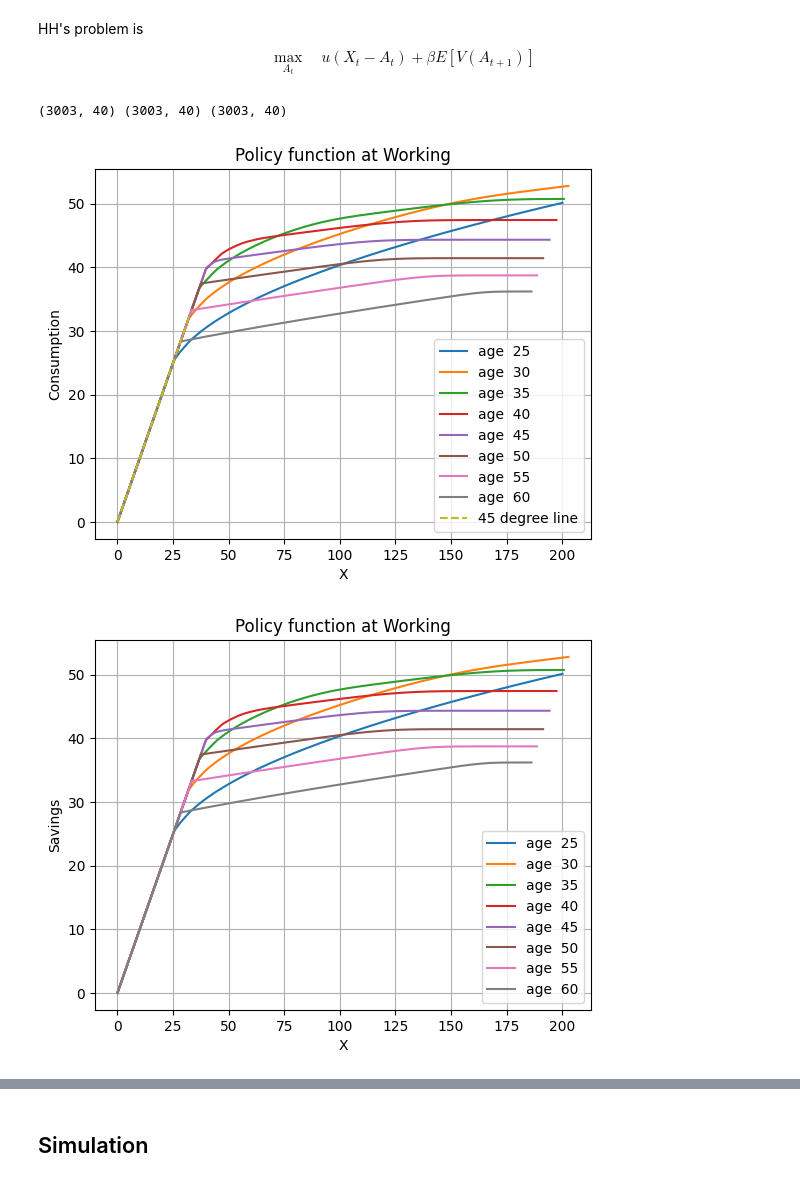
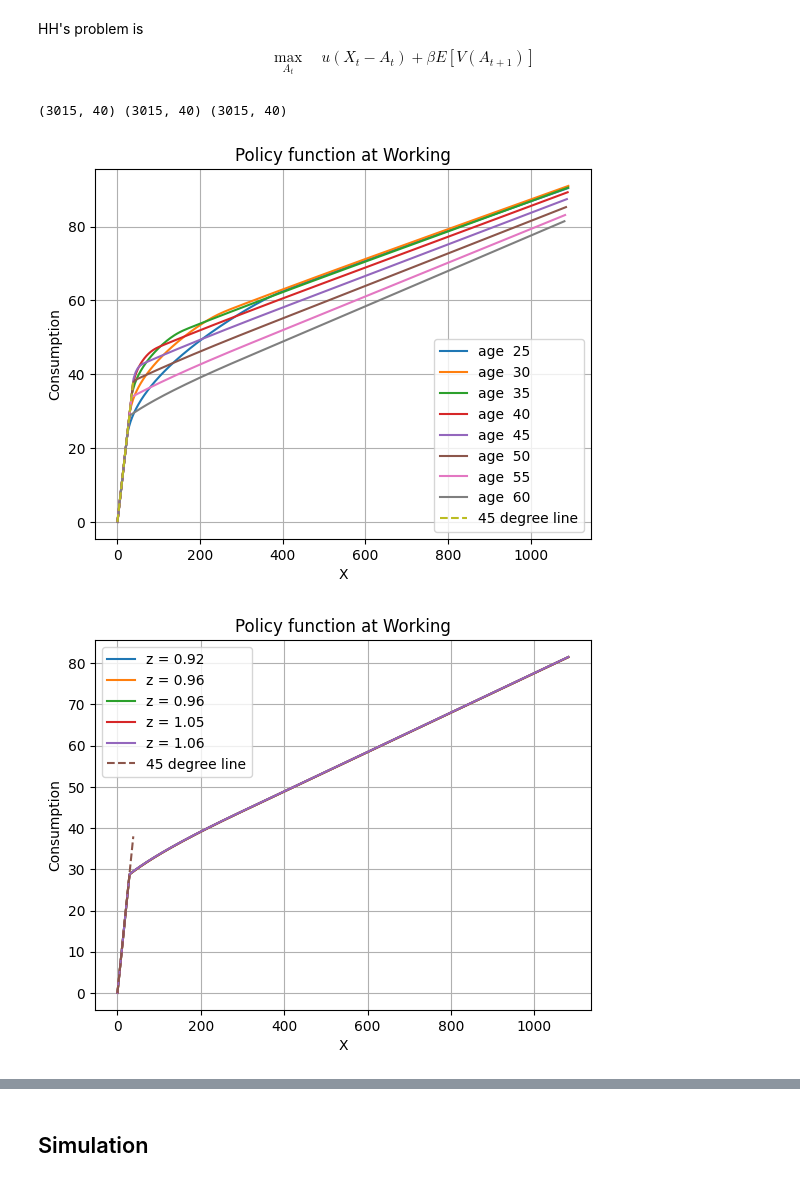
Before and after one commit to mortezaaghajanzadeh/Household-Finance, a Jupyter notebook: Part I - Life cycle consumption savings models/Problem set 1/ProblemSet1.ipynb, the cells around one changed output, grey strips where cells are left out. Saved outputs shown, nothing was run; the diff lists cells and outputs as text; code cells hidden in the pictures.

```diff
--- a/Part I - Life cycle consumption savings models/Problem set 1/ProblemSet1.ipynb
+++ b/Part I - Life cycle consumption savings models/Problem set 1/ProblemSet1.ipynb
@@ -30,8 +20,8 @@ t_r = 35 ## retirement age
 T = t_w + t_r ## total periods
 λ = 0.6  ## replacement rate
 Y_lower = 4.8
-rw = 0.03 ## Interest rate when working
-rr = 0.03 ## Interest rate when retired
+rw = 0.02 ## Interest rate when working
+rr = 0.02 ## Interest rate when retired
 ######### Thresholds ##########
 vmin = -1.e10
 # %% [markdown]
@@ -40,18 +30,18 @@ vmin = -1.e10
 ########## Income Process Parameters ##########
 ## Trend
 g_t = pd.read_excel('Income_profile.xlsx')['Y'].to_numpy().flatten() ## Income profile
-trend_pension = λ * g_t[t_w-1]
+# trend_pension = λ * g_t[t_w-1]
 
 ## Permanent Income Process
-N_z = 3 ## number of states for the permanent income process
+N_z = 15  ## number of states for the permanent income process
 μ_z = 0.0 ## mean of the permanent income process
 ρ_z = 1 ## persistence of the permanent income process
-σ_η = 0.015  ## standard deviation of the permanent income process
+σ_η = 0.015   ## standard deviation of the permanent income process
 Z,π_z = tk.tauchenhussey(N_z, μ_z, ρ_z, σ_η)
 Z = np.exp(Z)[0].reshape(N_z,1) ## permanent income process
 
 ## Transitory Income Process
-N_ω = 3 ## number of states for the transitory income process
+N_ω = 5 ## number of states for the transitory income process
 μ_ω = 0.0 ## mean of the transitory income process
 ρ_ω = 0 ## iid process
 σ_ω = 0.1  ## standard deviation of the transitory income process
@@ -59,3 +49,5 @@ N_ω = 3 ## number of states for the transitory income process
 ω = np.exp(ω)[0].reshape(N_ω,1) ## transitory income process
 
 π = np.kron(π_z, π_ω) ## transition matrix for the income process
+
+π.shape
@@ -91,9 +83,9 @@ vmin = -1.e10
 ## Creating Asset Grid
 # %%
 ########## Asset Grid ##########
-a_max = 150 ## upper bound of the grid for assets
+a_max = 1000 ## upper bound of the grid for assets
 ϕ = 0  ## Borrowing Constraint
-N_a = 1000 ## number of grid points for assets
+N_a = 200 ## number of grid points for assets
 # a_grid = np.linspace(ϕ, a_max, N_a).reshape(N_a,1) ## linear grid for assets
 a_grid = tk.discretize_assets_single_exp(ϕ, a_max, N_a).reshape(N_a,1) ## double exponential grid for assets
 # %%
@@ -145,11 +137,12 @@ Vw, Cw, Xw = tk.working(N_z, N_ω, N_a, a_grid, Z, ω, π, rw, rr, Xr, Cr, Vr,
 # Cw is the consumption function for working
 print(Vw.shape, Cw.shape, Xw.shape)
 # %% [output]
-(3003, 40) (3003, 40) (3003, 40)
+(3015, 40) (3015, 40) (3015, 40)
 # %%
 tk.plot_policy_over_ages(Xw,Cw,t_w,'Working', N_a, start, 0,line45=True, yaxis='Consumption')
+tk.plot_policy_over_states(Xw,Cw,Z,20,t_w,start,N_z,N_a,line45=True,yaxis='Consumption')
 Sw = Xw - Cw
 tk.plot_policy_over_ages(Xw,Cw,t_w,'Working', N_a, start, 0,line45=False, yaxis='Savings')
 # %% [output]
-[figure, old version]
+[figure, new version]
-[figure, old version]
+[figure, new version]
```
Also changed, not shown: parts of 11 cells of this notebook, 6 other files.
